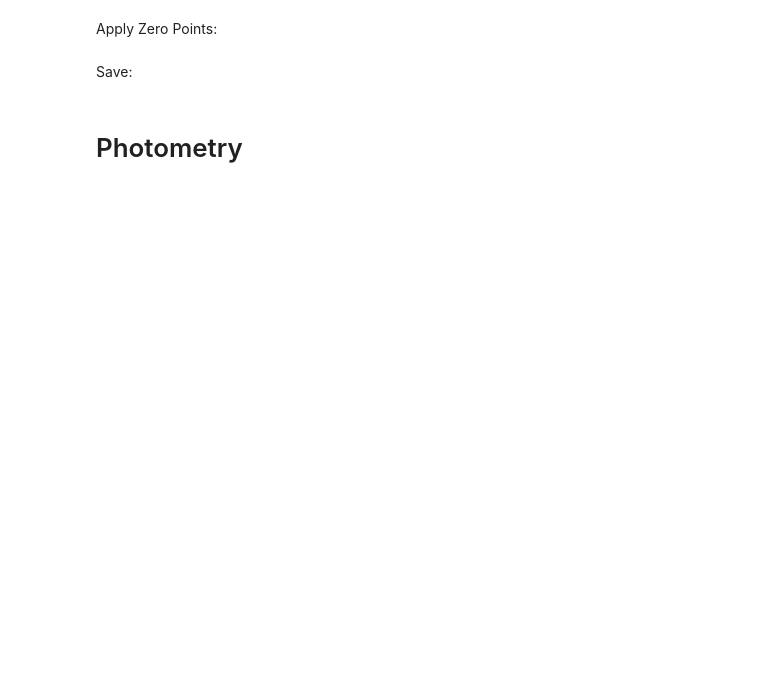
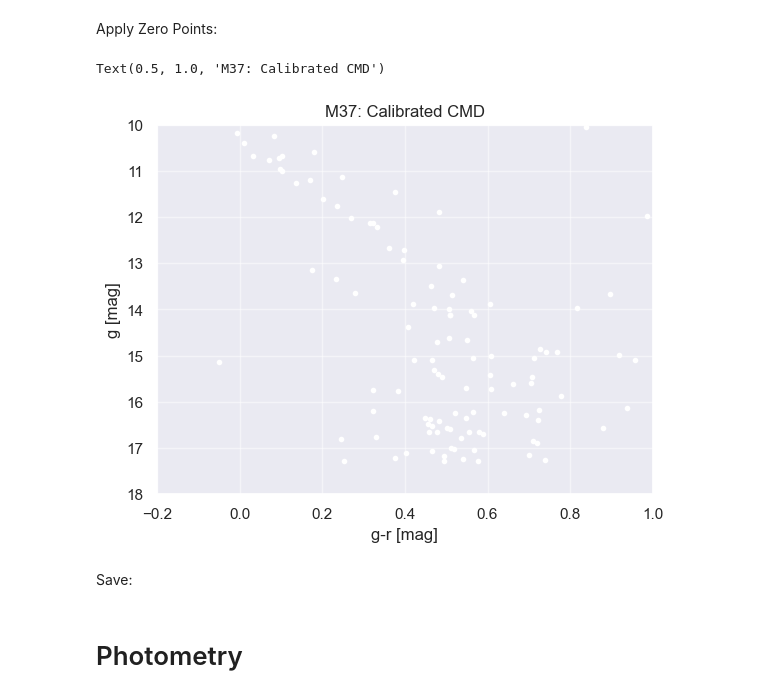
Before and after one commit to KevinLeenaerts/Observational-Astronomy, a Jupyter notebook: Master.ipynb, the cells around one changed output. Drawn from its saved outputs; the diff is of its cells as text; code cells hidden in the pictures; blank space fills up the shorter version.

```diff
--- a/Master.ipynb
+++ b/Master.ipynb
@@ -408,15 +496,23 @@ print('r zero-point = %0.3f mag' % dr)
 # %% [markdown]
 Apply Zero Points:
 # %%
+max_err = 0.1
+mask = (gerr < max_err) & (rerr < max_err)
 gcal = gmag + dg
 rcal = rmag + dr
+gcal = gcal[mask]
+rcal = rcal[mask]
+
 plt.plot(gcal-rcal, gcal, 'w.')
 plt.xlim(-0.20,1)
 plt.ylim(18,10)
 plt.xlabel('g-r [mag]')
 plt.ylabel('g [mag]')
 plt.minorticks_on()
 plt.title('M37: Calibrated CMD')
+# %% [output]
+Text(0.5, 1.0, 'M37: Calibrated CMD')
+[figure, added]
 # %% [markdown]
 Save:
 # %%
```
Also changed, not shown: parts of 28 cells of this notebook, 6 other files.
